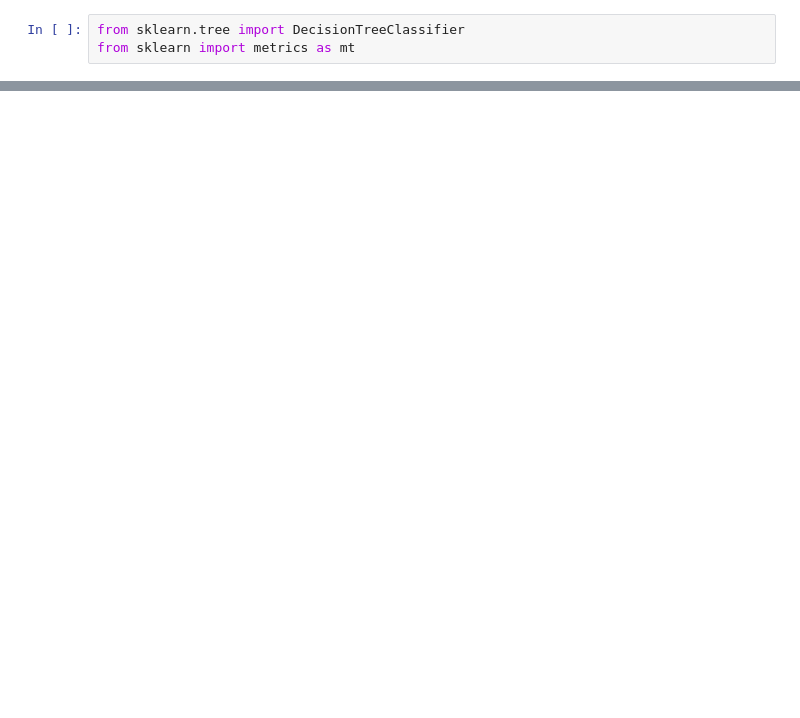
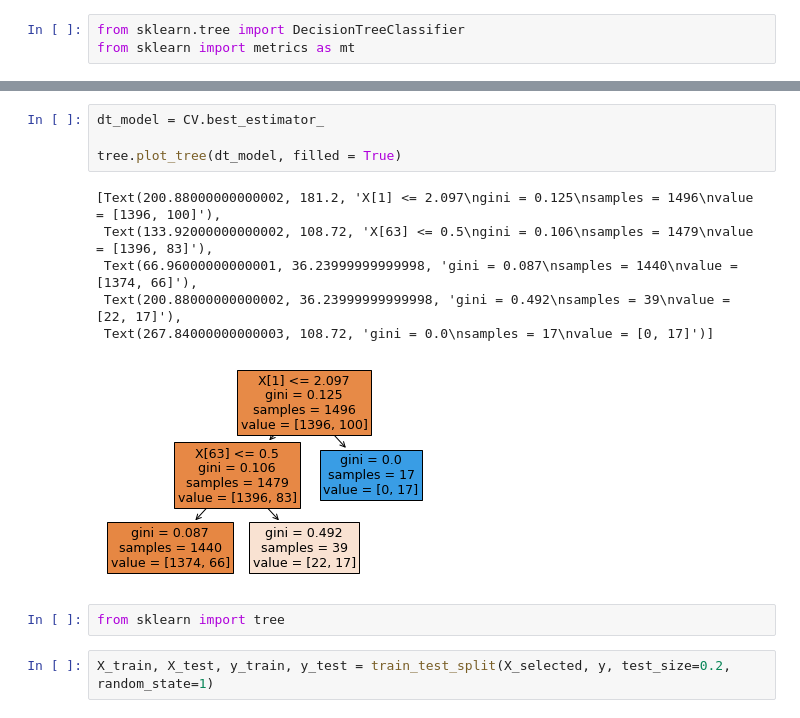
Before and after one commit to mcgrupp2/DS7331_termProject, a Jupyter notebook: work in progress copies/Model Running - AV.ipynb, the cells around one changed output, grey strips where cells are left out. Saved outputs shown, nothing was run; the diff lists cells and outputs as text; blank space fills up the shorter version.

```diff
--- a/work in progress copies/Model Running - AV.ipynb
+++ b/work in progress copies/Model Running - AV.ipynb
@@ -270,3 +269,18 @@ Best Parameters: {'criterion': 'gini', 'max_depth': None, 'min_samples_leaf': 3,
+# %%
+dt_model = CV.best_estimator_
+
+tree.plot_tree(dt_model, filled = True)
+# %% [output]
+[Text(200.88000000000002, 181.2, 'X[1] <= 2.097\ngini = 0.125\nsamples = 1496\nvalue = [1396, 100]'),
+ Text(133.92000000000002, 108.72, 'X[63] <= 0.5\ngini = 0.106\nsamples = 1479\nvalue = [1396, 83]'),
+ Text(66.96000000000001, 36.23999999999998, 'gini = 0.087\nsamples = 1440\nvalue = [1374, 66]'),
+ Text(200.88000000000002, 36.23999999999998, 'gini = 0.492\nsamples = 39\nvalue = [22, 17]'),
+ Text(267.84000000000003, 108.72, 'gini = 0.0\nsamples = 17\nvalue = [0, 17]')]
+[figure, added]
+# %%
+from sklearn import tree
+# %%
+X_train, X_test, y_train, y_test = train_test_split(X_selected, y, test_size=0.2, random_state=1)
 # %%
 #getting prediction accuracy for Decision Tree
 
```
Also changed, not shown: parts of 11 cells of this notebook.
